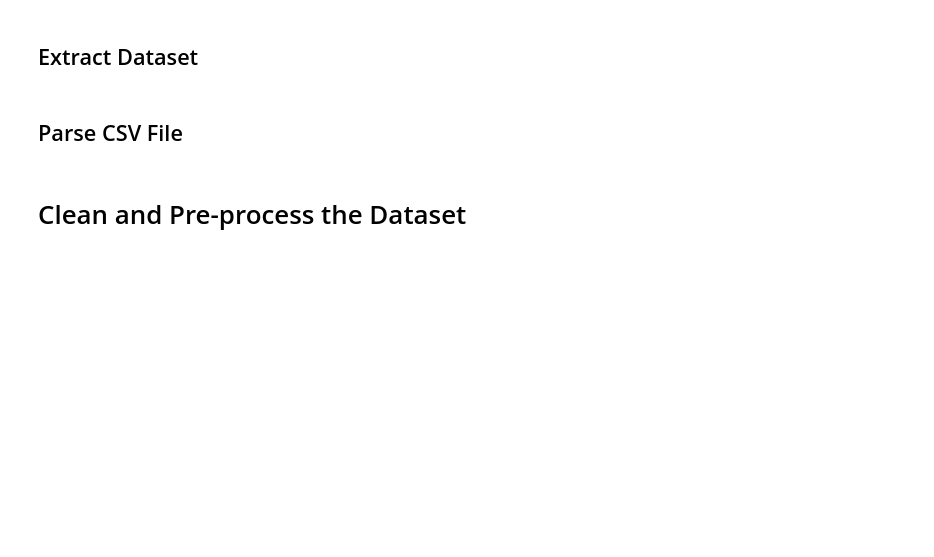
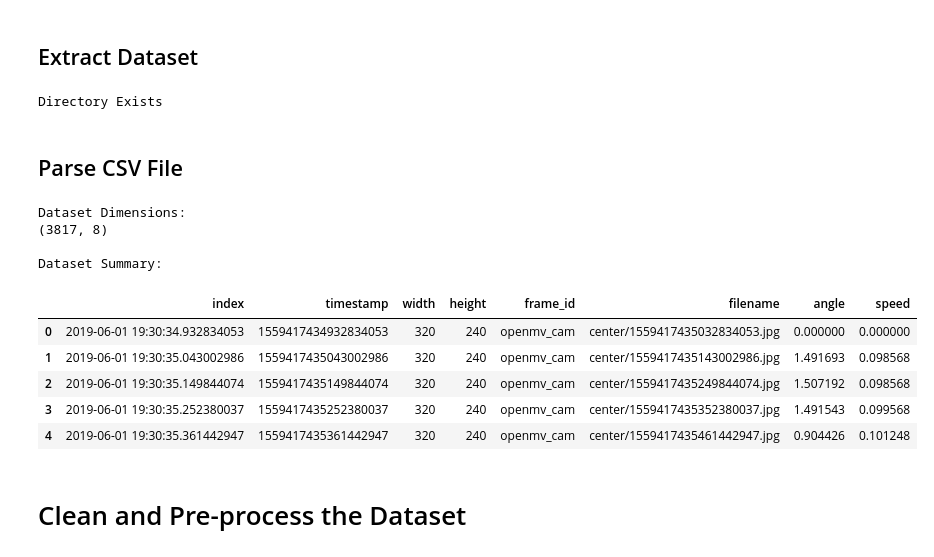
Before and after one commit to wilselby/diy_driverless_car_ROS, a Jupyter notebook: rover_ml/utils/Image_Regression_with_CNNs.ipynb, the cells around one changed output. Saved outputs shown, nothing was run; the diff lists cells and outputs as text; code cells hidden in the pictures; blank space fills up the shorter version.

```diff
--- a/rover_ml/utils/Image_Regression_with_CNNs.ipynb
+++ b/rover_ml/utils/Image_Regression_with_CNNs.ipynb
@@ -69,35 +101,56 @@ http://169f8933.ngrok.io
 # %% [markdown]
 ## Extract Dataset
 # %%
-path = '/content/drive/My Drive/research/diy_driverless_car_ROS/rover_ml/output'
-data_set = 'conde_gazebo'
-tar_file = data_set + ".tar.gz"
+if not local:
+  path = '/content/drive/My Drive/research/diy_driverless_car_ROS/rover_ml/output'
+  data_set = 'office_delay_offset'
+  tar_file = data_set + ".tar.gz"
 
-os.chdir(path)
+  os.chdir(path)
 
-# Unzip the .tgz file
-# x for extract
-# -v for verbose
-# -z for gnuzip
-# -f for file (should come at last just before file name)
-# -C to extract the zipped contents to a different directory
-!if [ -d $data_set ]; then echo 'Directory Exists'; else tar -xvzf $tar_file ; fi
+  # Unzip the .tgz file
+  # x for extract
+  # -v for verbose
+  # -z for gnuzip
+  # -f for file (should come at last just before file name)
+  # -C to extract the zipped contents to a different directory
+  !if [ -d $data_set ]; then echo 'Directory Exists'; else tar -xvzf $tar_file ; fi
+else:
+  path = '/content/drive/My Drive/research/diy_driverless_car_ROS/rover_ml/output'
+  data_set = 'office_2'
+  tar_file = data_set + ".tar.gz"
+# %% [output]
+Directory Exists
 # %% [markdown]
 ## Parse CSV File
 # %%
 # Define path to csv file
-csv_path = data_set + '/interpolated.csv'
+if not local:
+  csv_path = data_set + '/interpolated.csv'
+else:
+  csv_path = path + '/' + data_set + '/interpolated.csv'
 
 # Load the CSV file into a pandas dataframe
 df = pd.read_csv(csv_path, sep=",")
 
 # Print the dimensions
 print("Dataset Dimensions:")
 print(df.shape)
 
 # Print the first 5 lines of the dataframe for review
 print("\nDataset Summary:")
 df.head(5)
+# %% [output]
+Dataset Dimensions:
+(3817, 8)
+
+Dataset Summary:
+|  | index | timestamp | width | height | frame_id | filename | angle | speed |
+| 0 | 2019-06-01 19:30:34.932834053 | 1559417434932834053 | 320 | 240 | openmv_cam | center/1559417435032834053.jpg | 0.000000 | 0.000000 |
+| 1 | 2019-06-01 19:30:35.043002986 | 1559417435043002986 | 320 | 240 | openmv_cam | center/1559417435143002986.jpg | 1.491693 | 0.098568 |
+| 2 | 2019-06-01 19:30:35.149844074 | 1559417435149844074 | 320 | 240 | openmv_cam | center/1559417435249844074.jpg | 1.507192 | 0.098568 |
+| 3 | 2019-06-01 19:30:35.252380037 | 1559417435252380037 | 320 | 240 | openmv_cam | center/1559417435352380037.jpg | 1.491543 | 0.099568 |
+| 4 | 2019-06-01 19:30:35.361442947 | 1559417435361442947 | 320 | 240 | openmv_cam | center/1559417435461442947.jpg | 0.904426 | 0.101248 |
 # %% [markdown]
 # Clean and Pre-process the Dataset
 # %% [markdown]
```
Also changed, not shown: parts of 30 cells of this notebook.
